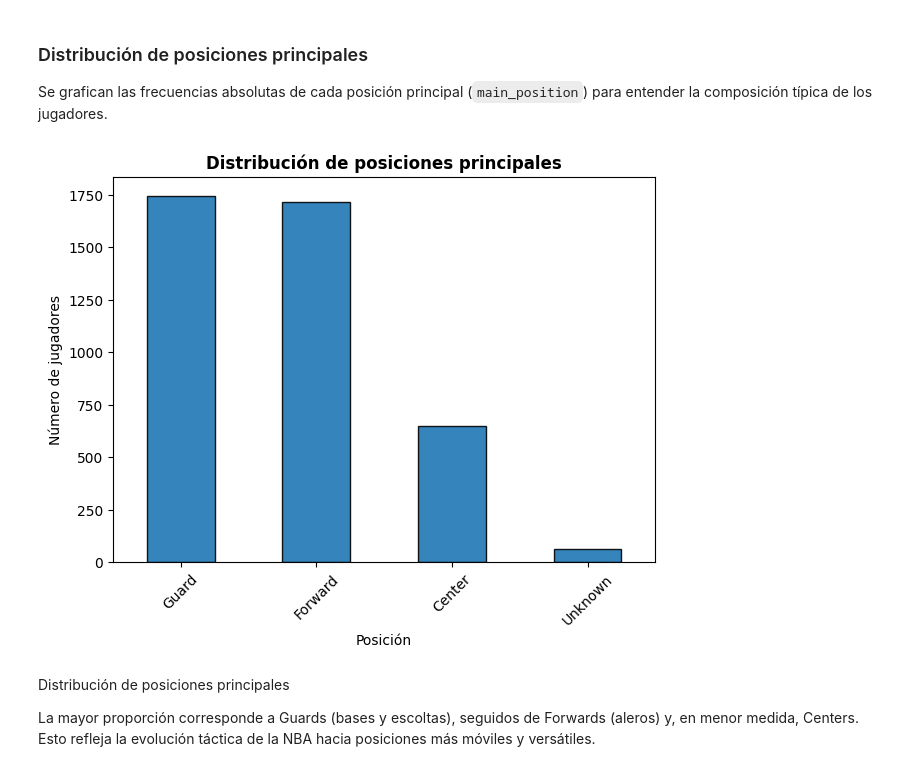
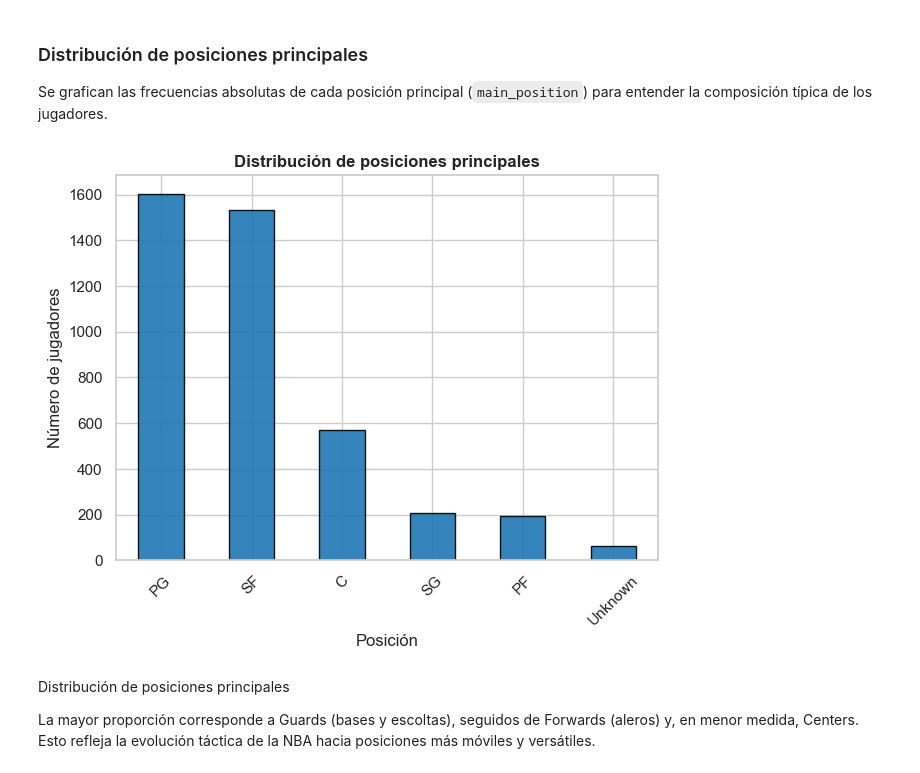
Before and after one commit to guillermomorrone/NBA_Rendimiento_ComposicionCorporal, a Jupyter notebook: notebooks/limpieza_common_player.ipynb, the cells around one changed output. Saved outputs shown, nothing was run; the diff lists cells and outputs as text; code cells hidden in the pictures.

Commit message:
Modificación posiciones
Subo el notebook con las modificaciones para 5 posiciones estandarizadas

```diff
--- a/notebooks/limpieza_common_player.ipynb
+++ b/notebooks/limpieza_common_player.ipynb
@@ -20,7 +20,7 @@ from datetime import datetime
 Los datasets se encuentran en la carpeta `data/`.
 Se cargan uno a uno en distintos DataFrames para analizarlos por separado.
 # %%
-df_info = pd.read_csv(r"C:\Users\elian\OneDrive\Escritorio\NBA_ComposicionCorporal_Rendimiento\data\common_player_info.csv")
+df_info = pd.read_csv("../../../data/csv_originales/common_player_info.csv")
 
 # Vista inicial
 print("Dimensiones:", df_info.shape)
@@ -597,0 +572,26 @@ print(df_info[["display_first_last", "position", "all_positions", "main_position
+# %%
+# Función para mapear a 5 posiciones
+def map_to_5_positions(pos):
+    if pd.isna(pos):
+        return "Unknown"
+    pos = pos.lower()
+    if pos == "guard":
+        return "PG"
+    elif pos in ["guard-forward", "forward-guard"]:
+        return "SG"
+    elif pos == "forward":
+        return "SF"
+    elif pos in ["forward-center", "center-forward"]:
+        return "PF"
+    elif pos == "center":
+        return "C"
+    else:
+        return "Unknown"
+
+# Crear columna nueva
+df_info["posicion_5cat"] = df_info["position"].apply(map_to_5_positions)
+
+print(df_info[["position", "posicion_5cat"]].head(20))
+
+# (Opcional) Ver conteo
+print(df_info["posicion_5cat"].value_counts())
@@ -815,10 +833 @@ main_position                        63
 dtype: int64
-# %%
-# Reemplazar posiciones nulas por "Unknown"
-df_info["position"] = df_info["position"].fillna("Unknown")
-df_info["all_positions"] = df_info["all_positions"].fillna("Unknown")
-df_info["main_position"] = df_info["main_position"].fillna("Unknown")
-
-# Verificación rápida
-print("Valores únicos en 'main_position':")
-print(df_info["main_position"].value_counts(dropna=False))
@@ -1044,16 +1045,16 @@ El gráfico confirma la relación lógica entre altura y peso: jugadores más al
 Se grafican las frecuencias absolutas de cada posición principal (`main_position`) para entender la composición típica de los jugadores.
 # %%
 plt.figure(figsize=(7,5))
-df_info["main_position"].value_counts().plot(
+df_info["posicion_5cat"].value_counts().plot(
     kind="bar", color=palette_corporate["main"], edgecolor="black", alpha=0.9
 )
 plt.title("Distribución de posiciones principales", fontsize=12, fontweight="bold")
 plt.xlabel("Posición")
 plt.ylabel("Número de jugadores")
 plt.xticks(rotation=45)
 plt.show()
 # %% [output]
-[figure, old version]
+[figure, new version]
 # %% [markdown]
 Distribución de posiciones principales
 
```
Also changed, not shown: parts of 18 cells of this notebook.
